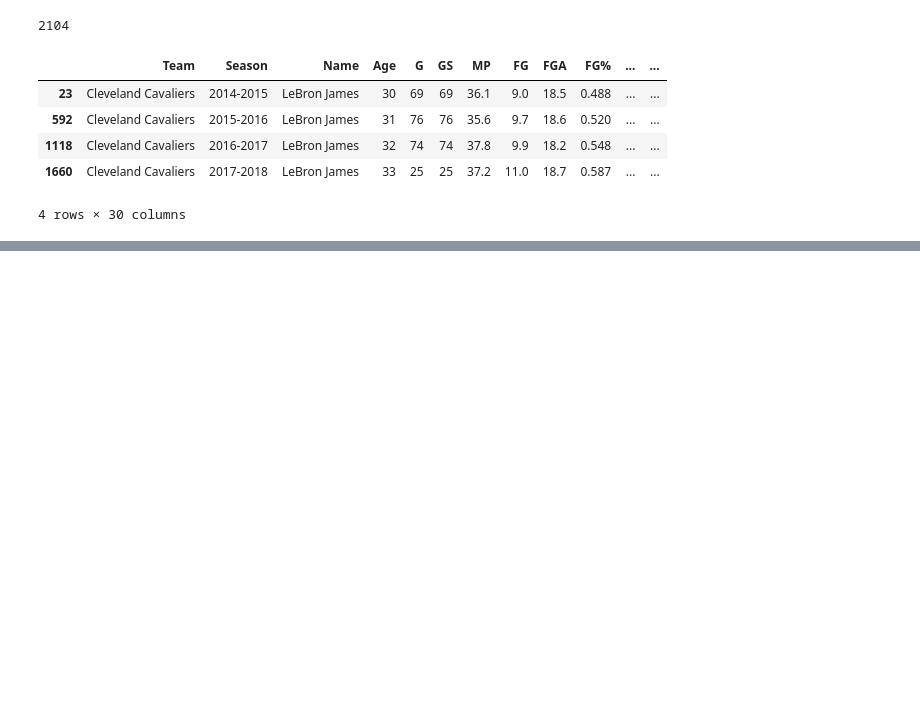
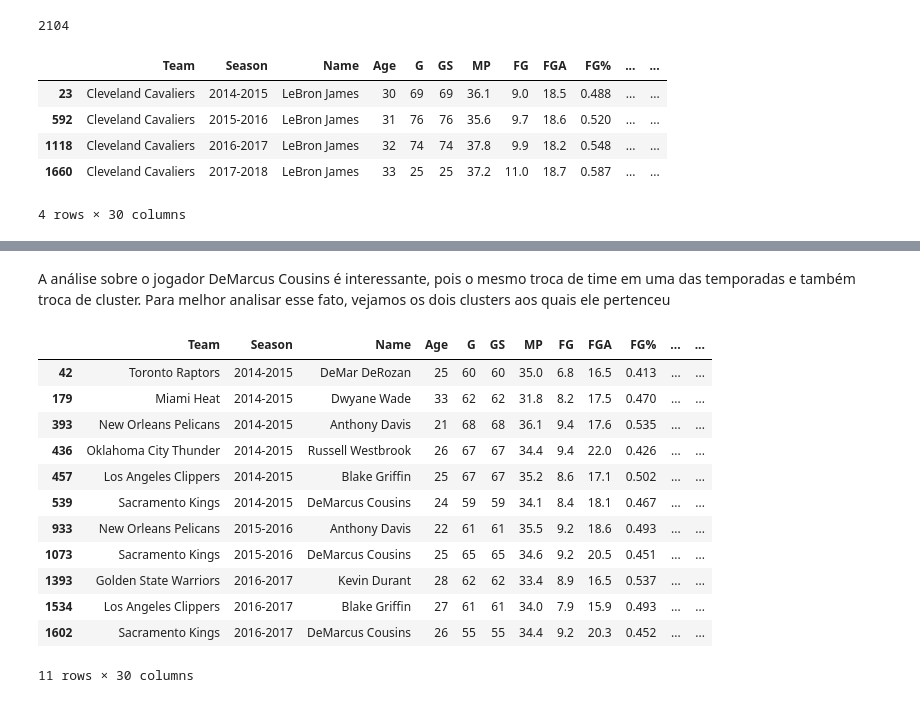
Before and after one commit to if1015-datascience-ufpe/2017-2-projeto-crp3-bvcl-plal, a Jupyter notebook: player clustering.ipynb, the cells around one changed output, grey strips where cells are left out. Drawn from its saved outputs; the diff is of its cells as text; code cells hidden in the pictures; blank space fills up the shorter version.

```diff
--- a/player clustering.ipynb
+++ b/player clustering.ipynb
@@ -81,0 +103,18 @@ Vemos, a partir da filtragem realizada, os jogadores que podem ser considerados
+# %% [markdown]
+A análise sobre o jogador DeMarcus Cousins é interessante, pois o mesmo troca de time em uma das temporadas e também troca de cluster. Para melhor analisar esse fato, vejamos os dois clusters aos quais ele pertenceu
+# %%
+df_final_full[df_final_full['Cluster'] == 59]
+# %% [output]
+|  | Team | Season | Name | Age | G | GS | MP | FG | FGA | FG% | ... | ... |
+| 42 | Toronto Raptors | 2014-2015 | DeMar DeRozan | 25 | 60 | 60 | 35.0 | 6.8 | 16.5 | 0.413 | ... | ... |
+| 179 | Miami Heat | 2014-2015 | Dwyane Wade | 33 | 62 | 62 | 31.8 | 8.2 | 17.5 | 0.470 | ... | ... |
+| 393 | New Orleans Pelicans | 2014-2015 | Anthony Davis | 21 | 68 | 68 | 36.1 | 9.4 | 17.6 | 0.535 | ... | ... |
+| 436 | Oklahoma City Thunder | 2014-2015 | Russell Westbrook | 26 | 67 | 67 | 34.4 | 9.4 | 22.0 | 0.426 | ... | ... |
+| 457 | Los Angeles Clippers | 2014-2015 | Blake Griffin | 25 | 67 | 67 | 35.2 | 8.6 | 17.1 | 0.502 | ... | ... |
+| 539 | Sacramento Kings | 2014-2015 | DeMarcus Cousins | 24 | 59 | 59 | 34.1 | 8.4 | 18.1 | 0.467 | ... | ... |
+| 933 | New Orleans Pelicans | 2015-2016 | Anthony Davis | 22 | 61 | 61 | 35.5 | 9.2 | 18.6 | 0.493 | ... | ... |
+| 1073 | Sacramento Kings | 2015-2016 | DeMarcus Cousins | 25 | 65 | 65 | 34.6 | 9.2 | 20.5 | 0.451 | ... | ... |
+| 1393 | Golden State Warriors | 2016-2017 | Kevin Durant | 28 | 62 | 62 | 33.4 | 8.9 | 16.5 | 0.537 | ... | ... |
+| 1534 | Los Angeles Clippers | 2016-2017 | Blake Griffin | 27 | 61 | 61 | 34.0 | 7.9 | 15.9 | 0.493 | ... | ... |
+| 1602 | Sacramento Kings | 2016-2017 | DeMarcus Cousins | 26 | 55 | 55 | 34.4 | 9.2 | 20.3 | 0.452 | ... | ... |
+11 rows × 30 columns
```
Also changed, not shown: parts of 9 cells of this notebook.
